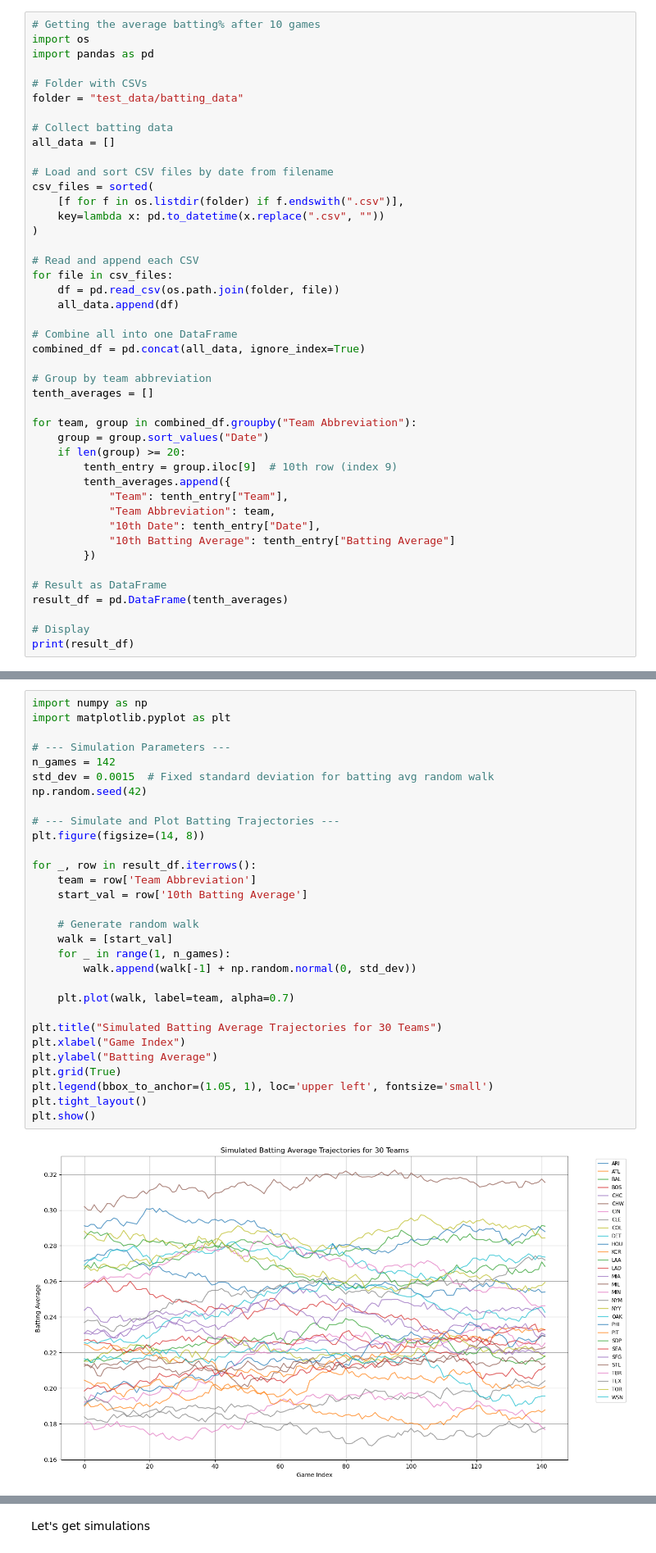
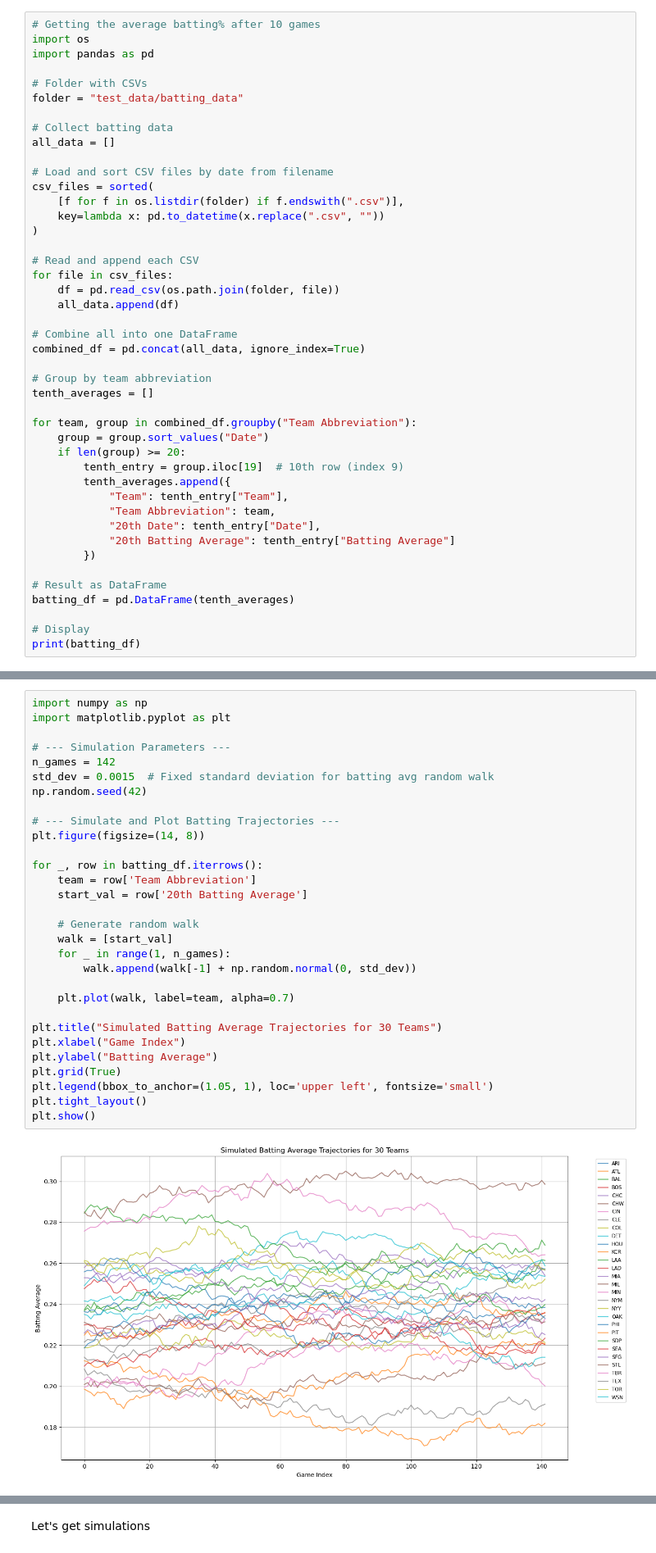
Before and after one commit to s1moncha/bayesian_inference_stat165, a Jupyter notebook: simulate.ipynb, the cells around one changed output, grey strips where cells are left out. Shown at 82% size. Drawn from its saved outputs; the diff is of its cells as text.

```diff
--- a/simulate.ipynb
+++ b/simulate.ipynb
@@ -29,17 +38,17 @@ tenth_averages = []
 for team, group in combined_df.groupby("Team Abbreviation"):
     group = group.sort_values("Date")
     if len(group) >= 20:
-        tenth_entry = group.iloc[9]  # 10th row (index 9)
+        tenth_entry = group.iloc[19]  # 10th row (index 9)
         tenth_averages.append({
             "Team": tenth_entry["Team"],
             "Team Abbreviation": team,
-            "10th Date": tenth_entry["Date"],
-            "10th Batting Average": tenth_entry["Batting Average"]
+            "20th Date": tenth_entry["Date"],
+            "20th Batting Average": tenth_entry["Batting Average"]
         })
 
 # Result as DataFrame
-result_df = pd.DataFrame(tenth_averages)
+batting_df = pd.DataFrame(tenth_averages)
 
 # Display
-print(result_df)
+print(batting_df)
 # %% [output]
@@ -63,35 +72,35 @@ print(result_df)
 # %%
 import numpy as np
 import matplotlib.pyplot as plt
 
 # --- Simulation Parameters ---
 n_games = 142
 std_dev = 0.0015  # Fixed standard deviation for batting avg random walk
 np.random.seed(42)
 
 # --- Simulate and Plot Batting Trajectories ---
 plt.figure(figsize=(14, 8))
 
-for _, row in result_df.iterrows():
+for _, row in batting_df.iterrows():
     team = row['Team Abbreviation']
-    start_val = row['10th Batting Average']
+    start_val = row['20th Batting Average']
 
     # Generate random walk
     walk = [start_val]
     for _ in range(1, n_games):
         walk.append(walk[-1] + np.random.normal(0, std_dev))
 
     plt.plot(walk, label=team, alpha=0.7)
 
 plt.title("Simulated Batting Average Trajectories for 30 Teams")
 plt.xlabel("Game Index")
 plt.ylabel("Batting Average")
 plt.grid(True)
 plt.legend(bbox_to_anchor=(1.05, 1), loc='upper left', fontsize='small')
 plt.tight_layout()
 plt.show()
 # %% [output]
-[figure, old version]
+[figure, new version]
 # %%
 import os
 import pandas as pd
```
Also changed, not shown: parts of 28 cells of this notebook.
